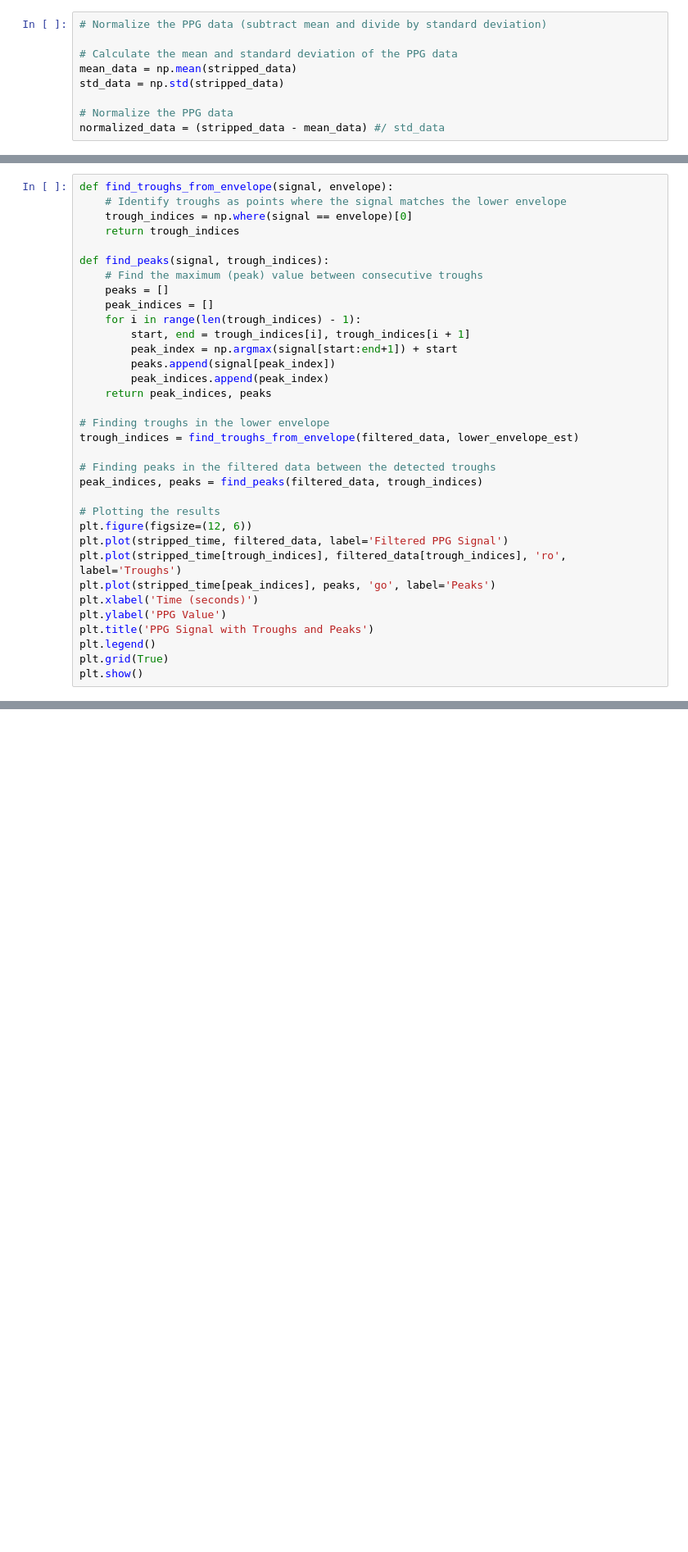
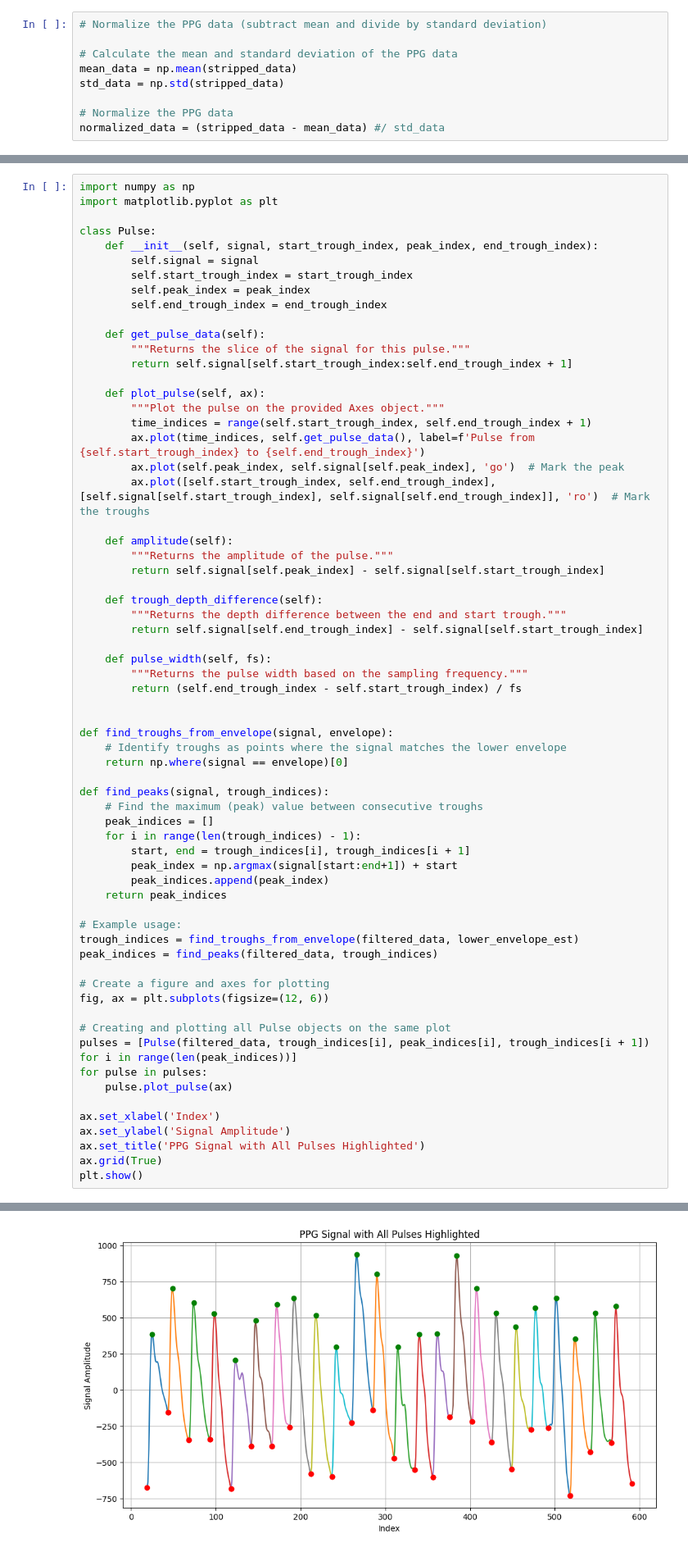
Before and after one commit to EmanuelMairoll/VitalVision, a Jupyter notebook: signal/VitalVision-signal-playground/notebooks/01_ppg_tests.ipynb, the cells around one changed output, grey strips where cells are left out. Shown at 82% size. Cells and saved outputs as stored; diff of their text form; blank space fills up the shorter version.

```diff
--- a/signal/VitalVision-signal-playground/notebooks/01_ppg_tests.ipynb
+++ b/signal/VitalVision-signal-playground/notebooks/01_ppg_tests.ipynb
@@ -119,35 +119,66 @@ plt.show()
 # %%
+import numpy as np
+import matplotlib.pyplot as plt
+
+class Pulse:
+    def __init__(self, signal, start_trough_index, peak_index, end_trough_index):
+        self.signal = signal
+        self.start_trough_index = start_trough_index
+        self.peak_index = peak_index
+        self.end_trough_index = end_trough_index
+
+    def get_pulse_data(self):
+        """Returns the slice of the signal for this pulse."""
+        return self.signal[self.start_trough_index:self.end_trough_index + 1]
+
+    def plot_pulse(self, ax):
+        """Plot the pulse on the provided Axes object."""
+        time_indices = range(self.start_trough_index, self.end_trough_index + 1)
+        ax.plot(time_indices, self.get_pulse_data(), label=f'Pulse from {self.start_trough_index} to {self.end_trough_index}')
+        ax.plot(self.peak_index, self.signal[self.peak_index], 'go')  # Mark the peak
+        ax.plot([self.start_trough_index, self.end_trough_index], [self.signal[self.start_trough_index], self.signal[self.end_trough_index]], 'ro')  # Mark the troughs
+
+    def amplitude(self):
+        """Returns the amplitude of the pulse."""
+        return self.signal[self.peak_index] - self.signal[self.start_trough_index]
+
+    def trough_depth_difference(self):
+        """Returns the depth difference between the end and start trough."""
+        return self.signal[self.end_trough_index] - self.signal[self.start_trough_index]
+
+    def pulse_width(self, fs):
+        """Returns the pulse width based on the sampling frequency."""
+        return (self.end_trough_index - self.start_trough_index) / fs
+
+
 def find_troughs_from_envelope(signal, envelope):
     # Identify troughs as points where the signal matches the lower envelope
-    trough_indices = np.where(signal == envelope)[0]
-    return trough_indices
+    return np.where(signal == envelope)[0]
 
 def find_peaks(signal, trough_indices):
     # Find the maximum (peak) value between consecutive troughs
-    peaks = []
     peak_indices = []
     for i in range(len(trough_indices) - 1):
         start, end = trough_indices[i], trough_indices[i + 1]
         peak_index = np.argmax(signal[start:end+1]) + start
-        peaks.append(signal[peak_index])
         peak_indices.append(peak_index)
-    return peak_indices, peaks
+    return peak_indices
 
-# Finding troughs in the lower envelope
+# Example usage:
 trough_indices = find_troughs_from_envelope(filtered_data, lower_envelope_est)
+peak_indices = find_peaks(filtered_data, trough_indices)
 
-# Finding peaks in the filtered data between the detected troughs
-peak_indices, peaks = find_peaks(filtered_data, trough_indices)
+# Create a figure and axes for plotting
+fig, ax = plt.subplots(figsize=(12, 6))
 
-# Plotting the results
-plt.figure(figsize=(12, 6))
-plt.plot(stripped_time, filtered_data, label='Filtered PPG Signal')
-plt.plot(stripped_time[trough_indices], filtered_data[trough_indices], 'ro', label='Troughs')
-plt.plot(stripped_time[peak_indices], peaks, 'go', label='Peaks')
-plt.xlabel('Time (seconds)')
-plt.ylabel('PPG Value')
-plt.title('PPG Signal with Troughs and Peaks')
-plt.legend()
-plt.grid(True)
+# Creating and plotting all Pulse objects on the same plot
+pulses = [Pulse(filtered_data, trough_indices[i], peak_indices[i], trough_indices[i + 1]) for i in range(len(peak_indices))]
+for pulse in pulses:
+    pulse.plot_pulse(ax)
+
+ax.set_xlabel('Index')
+ax.set_ylabel('Signal Amplitude')
+ax.set_title('PPG Signal with All Pulses Highlighted')
+ax.grid(True)
 plt.show()
 # %% [output]
@@ -156 +185,2 @@ plt.show()
+[figure, added]
 # %%
```
Also changed, not shown: parts of 11 cells of this notebook.
